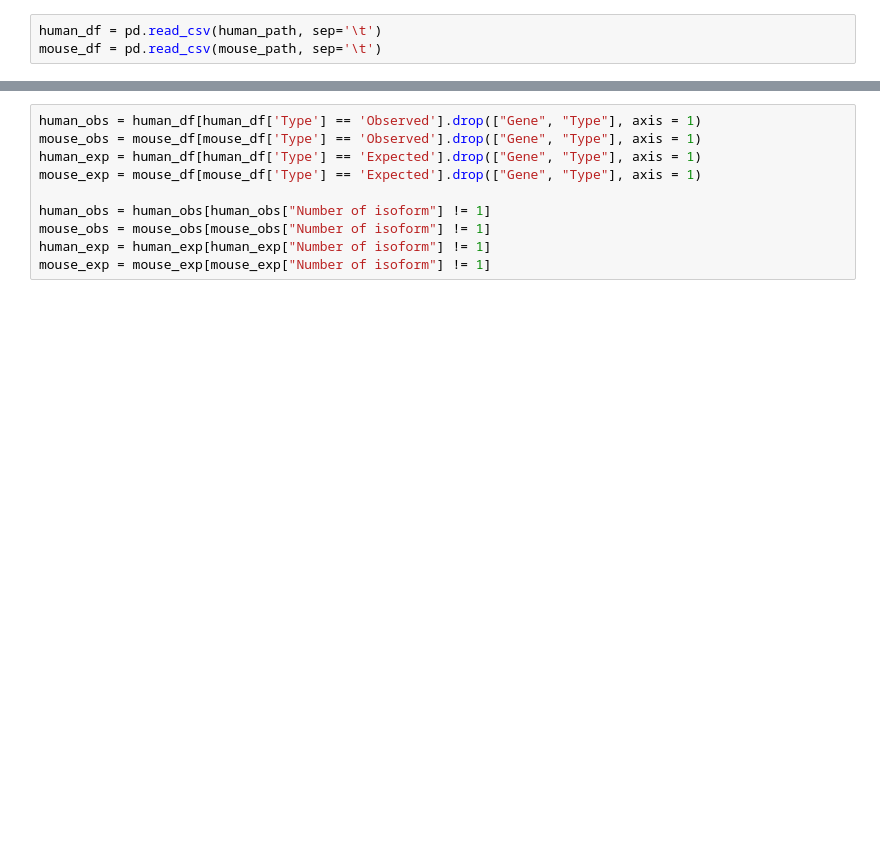
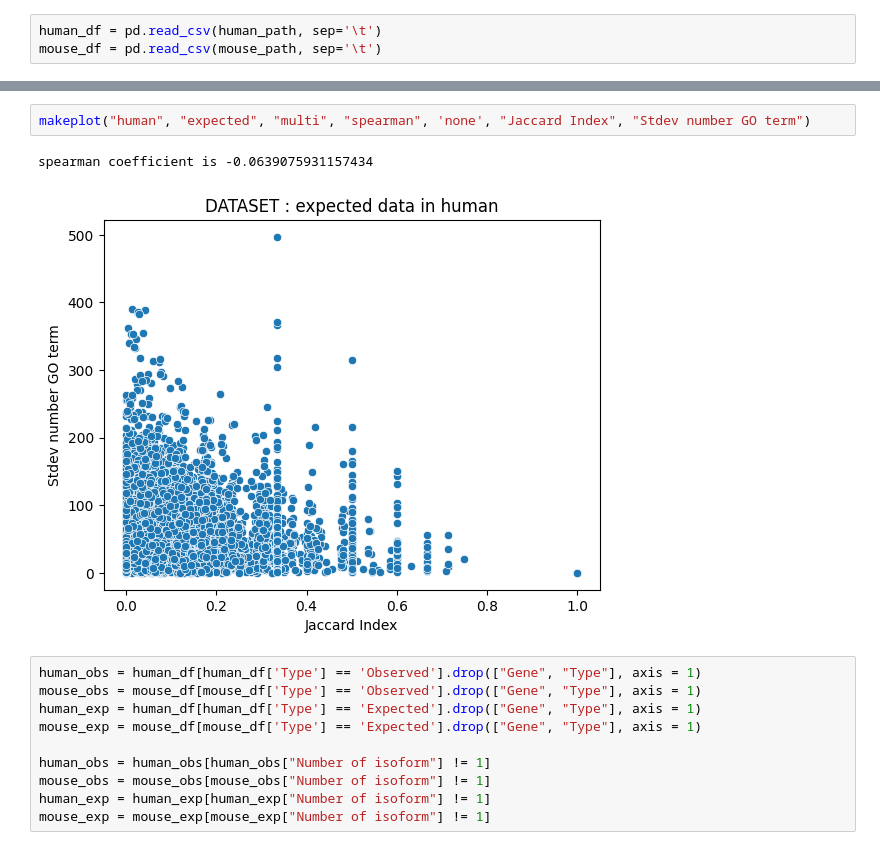
Before and after one commit to pierregerenton/intrinsicgenediversity, a Jupyter notebook: src/correlation_matrix_igd.ipynb, the cells around one changed output, grey strips where cells are left out. Cells and saved outputs as stored; diff of their text form; blank space fills up the shorter version.

```diff
--- a/src/correlation_matrix_igd.ipynb
+++ b/src/correlation_matrix_igd.ipynb
@@ -11,3 +67,8 @@ mouse_df = pd.read_csv(mouse_path, sep='\t')
+# %%
+makeplot("human", "expected", "multi", "spearman", 'none', "Jaccard Index", "Stdev number GO term")
+# %% [output]
+spearman coefficient is -0.0639075931157434
+[figure, added]
 # %%
 human_obs = human_df[human_df['Type'] == 'Observed'].drop(["Gene", "Type"], axis = 1)
 mouse_obs = mouse_df[mouse_df['Type'] == 'Observed'].drop(["Gene", "Type"], axis = 1)
```
Also changed, not shown: parts of 9 cells of this notebook, 3 other files.
